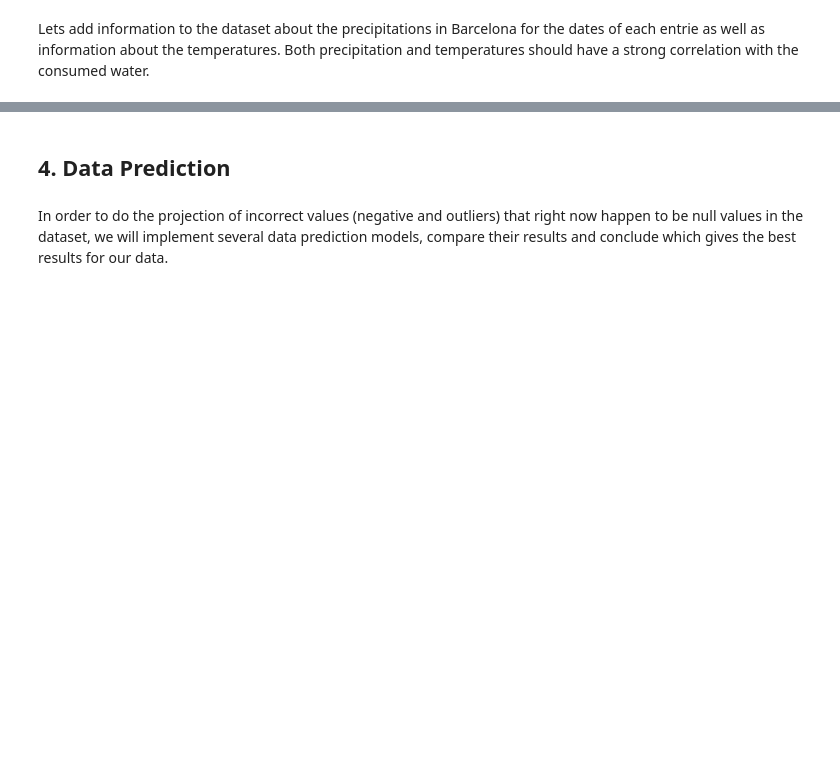
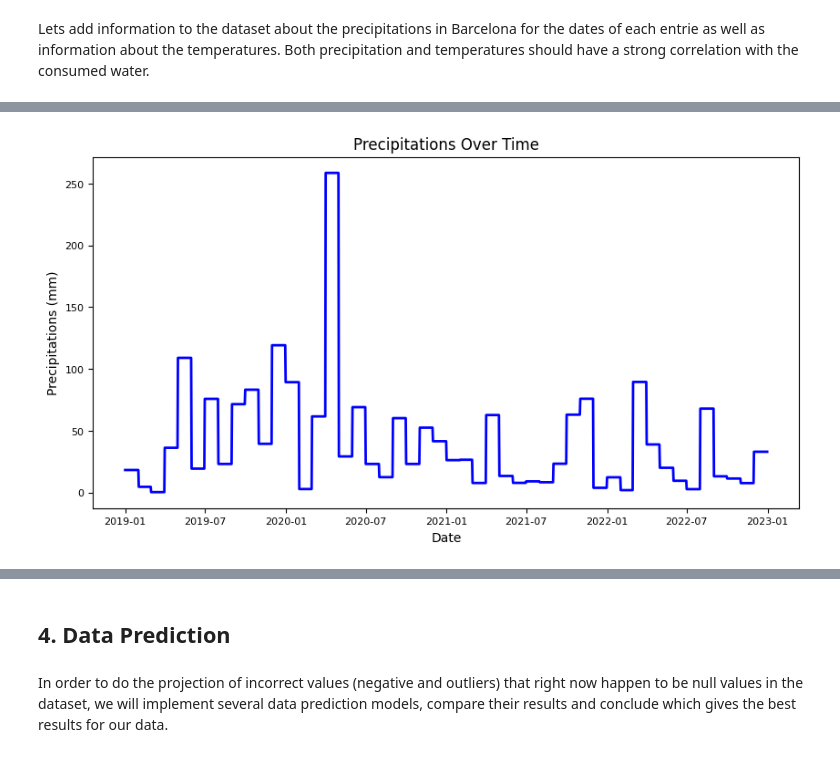
Before and after one commit to edithruizz/TFG, a Jupyter notebook: Python_Notebooks/dataset1_activitat_eco_v2.ipynb, the cells around one changed output, grey strips where cells are left out. Cells and saved outputs as stored; diff of their text form; code cells hidden in the pictures; blank space fills up the shorter version.

```diff
--- a/Python_Notebooks/dataset1_activitat_eco_v2.ipynb
+++ b/Python_Notebooks/dataset1_activitat_eco_v2.ipynb
@@ -316,12 +470,6 @@ def map_to_precipitation(dataset_filtered, dataset_rain):
 
     return merged_data
 
-half = len(dataset_1_act_eco_filtered) // 2
-first_half = dataset_1_act_eco_filtered.iloc[:half]
-second_half = dataset_1_act_eco_filtered.iloc[half:]
-
-first_half = map_to_precipitation(dataset_1_act_eco_filtered, dataset_rain)
-second_half = map_to_precipitation(dataset_1_act_eco_filtered, dataset_rain)
-dataset_1_act_eco_filtered = pd.concat([first_half, second_half])
+dataset_1_act_eco_filtered = map_to_precipitation(dataset_1_act_eco_filtered, dataset_rain)
 dataset_1_act_eco_filtered.rename(columns = {'Precipitacions': 'Precipitations'}, inplace=True)
 dataset_1_act_eco_filtered.head()
@@ -328,3 +483,16 @@ dataset_1_act_eco_filtered.head()
+# %%
+# Precipitation Over Time
+df_sorted = dataset_1_act_eco_filtered.sort_values(by='Date')
+plt.figure(figsize=(10, 5))
+plt.plot(df_sorted['Date'], df_sorted['Precipitations'], color='blue', linewidth=2)
+plt.xlabel('Date', fontsize=10)
+plt.ylabel('Precipitations (mm)', fontsize=10)
+plt.title('Precipitations Over Time', fontsize=12)
+plt.xticks(fontsize=8)
+plt.yticks(fontsize=8)
+plt.show()
+# %% [output]
+[figure, added]
 # %%
 # Change your path of the data if necessary
 dataset_temp = 'C:/Users/edith/Desktop/TFG/Datasets/Geotemporals/temperaturesbcndesde1780_2023_long.csv'
```
Also changed, not shown: parts of 37 cells of this notebook, 2 other files.
